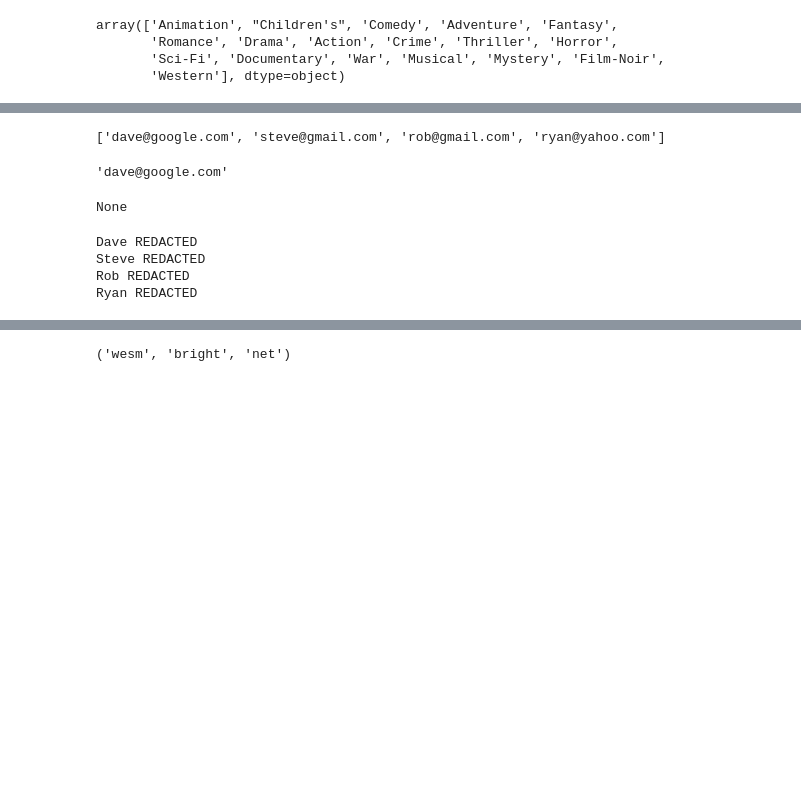
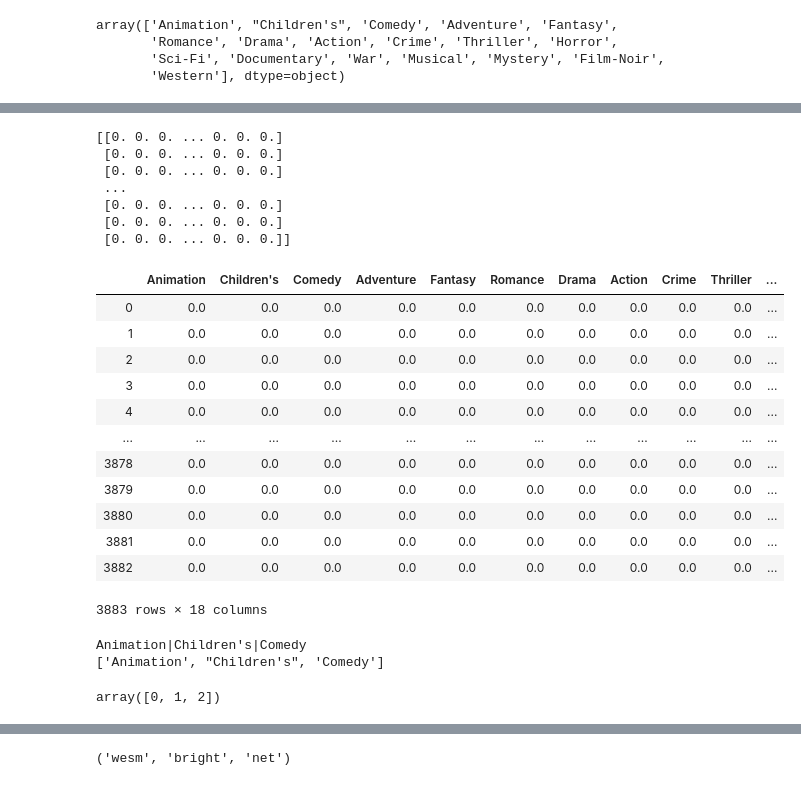
Before and after one commit to silianpan/pydata-book, a Jupyter notebook: ch07.ipynb, the cells around one changed output, grey strips where cells are left out. Saved outputs shown, nothing was run; the diff lists cells and outputs as text; code cells hidden in the pictures; blank space fills up the shorter version.

```diff
--- a/ch07.ipynb
+++ b/ch07.ipynb
@@ -789,21 +699,0 @@ regex = re.compile(pattern, flags=re.IGNORECASE)
-# %%
-regex.findall(text)
-# %% [output]
-['dave@google.com', 'steve@gmail.com', 'rob@gmail.com', 'ryan@yahoo.com']
-# %%
-m = regex.search(text)
-m
-text[m.start():m.end()]
-# %% [output]
-'dave@google.com'
-# %%
-print(regex.match(text))
-# %% [output]
-None
-# %%
-print(regex.sub('REDACTED', text))
-# %% [output]
-Dave REDACTED
-Steve REDACTED
-Rob REDACTED
-Ryan REDACTED
@@ -812,0 +700,37 @@ regex = re.compile(pattern, flags=re.IGNORECASE)
+# %%
+# 全0矩阵
+zero_matrix = np.zeros((len(movies), len(genres)))
+print(zero_matrix)
+dummies = pd.DataFrame(zero_matrix, columns=genres)
+dummies
+# %% [output]
+[[0. 0. 0. ... 0. 0. 0.]
+ [0. 0. 0. ... 0. 0. 0.]
+ [0. 0. 0. ... 0. 0. 0.]
+ ...
+ [0. 0. 0. ... 0. 0. 0.]
+ [0. 0. 0. ... 0. 0. 0.]
+ [0. 0. 0. ... 0. 0. 0.]]
+|  | Animation | Children's | Comedy | Adventure | Fantasy | Romance | Drama | Action | Crime | Thriller | ... |
+| 0 | 0.0 | 0.0 | 0.0 | 0.0 | 0.0 | 0.0 | 0.0 | 0.0 | 0.0 | 0.0 | ... |
+| 1 | 0.0 | 0.0 | 0.0 | 0.0 | 0.0 | 0.0 | 0.0 | 0.0 | 0.0 | 0.0 | ... |
+| 2 | 0.0 | 0.0 | 0.0 | 0.0 | 0.0 | 0.0 | 0.0 | 0.0 | 0.0 | 0.0 | ... |
+| 3 | 0.0 | 0.0 | 0.0 | 0.0 | 0.0 | 0.0 | 0.0 | 0.0 | 0.0 | 0.0 | ... |
+| 4 | 0.0 | 0.0 | 0.0 | 0.0 | 0.0 | 0.0 | 0.0 | 0.0 | 0.0 | 0.0 | ... |
+| ... | ... | ... | ... | ... | ... | ... | ... | ... | ... | ... | ... |
+| 3878 | 0.0 | 0.0 | 0.0 | 0.0 | 0.0 | 0.0 | 0.0 | 0.0 | 0.0 | 0.0 | ... |
+| 3879 | 0.0 | 0.0 | 0.0 | 0.0 | 0.0 | 0.0 | 0.0 | 0.0 | 0.0 | 0.0 | ... |
+| 3880 | 0.0 | 0.0 | 0.0 | 0.0 | 0.0 | 0.0 | 0.0 | 0.0 | 0.0 | 0.0 | ... |
+| 3881 | 0.0 | 0.0 | 0.0 | 0.0 | 0.0 | 0.0 | 0.0 | 0.0 | 0.0 | 0.0 | ... |
+| 3882 | 0.0 | 0.0 | 0.0 | 0.0 | 0.0 | 0.0 | 0.0 | 0.0 | 0.0 | 0.0 | ... |
+3883 rows × 18 columns
+# %%
+gen = movies.genres[0]
+print(gen)
+print(gen.split('|'))
+# 获取每种类型的列索引
+dummies.columns.get_indexer(gen.split('|'))
+# %% [output]
+Animation|Children's|Comedy
+['Animation', "Children's", 'Comedy']
+array([0, 1, 2])
```
Also changed, not shown: parts of 62 cells of this notebook.
